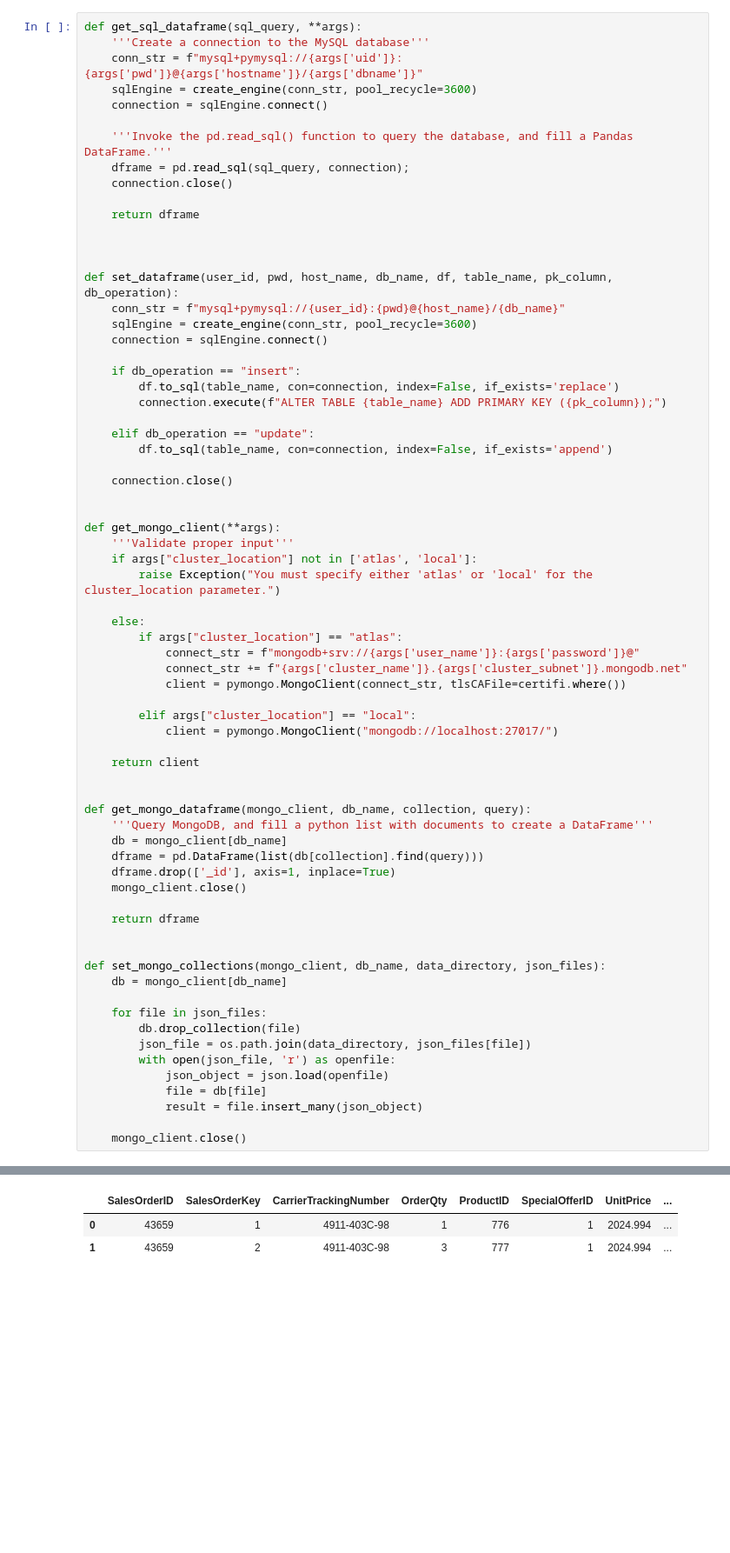
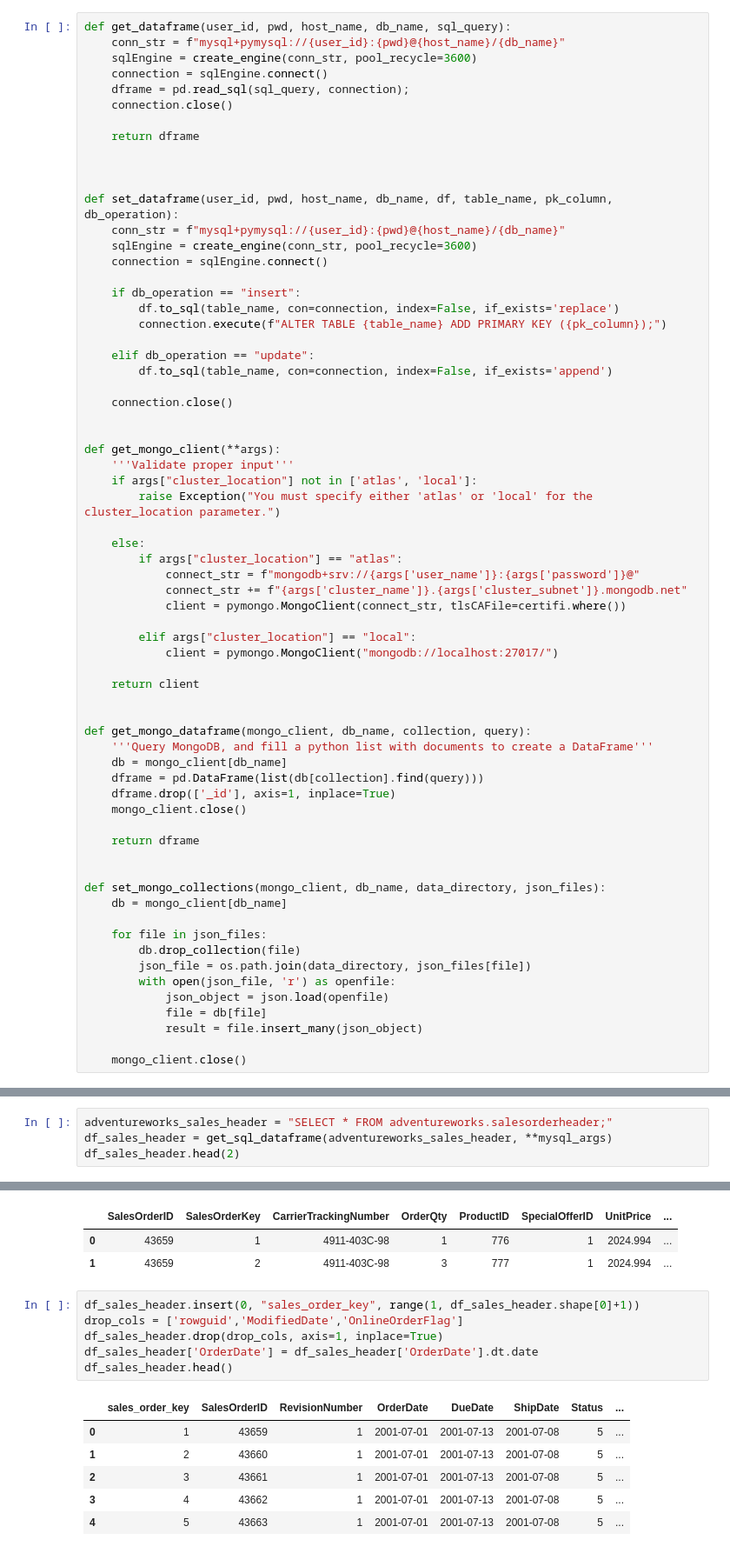
Before and after one commit to mlau239/DS_Project1, a Jupyter notebook: Project 1.ipynb, the cells around one changed output, grey strips where cells are left out. Shown at 87% size. Cells and saved outputs as stored; diff of their text form; blank space fills up the shorter version.

```diff
--- a/Project 1.ipynb
+++ b/Project 1.ipynb
@@ -60,13 +60,10 @@ connection.close()
 # %% [markdown]
 #### Define Functions for Getting Data From and Setting Data Into Databases
 # %%
-def get_sql_dataframe(sql_query, **args):
-    '''Create a connection to the MySQL database'''
-    conn_str = f"mysql+pymysql://{args['uid']}:{args['pwd']}@{args['hostname']}/{args['dbname']}"
+def get_dataframe(user_id, pwd, host_name, db_name, sql_query):
+    conn_str = f"mysql+pymysql://{user_id}:{pwd}@{host_name}/{db_name}"
     sqlEngine = create_engine(conn_str, pool_recycle=3600)
     connection = sqlEngine.connect()
-
-    '''Invoke the pd.read_sql() function to query the database, and fill a Pandas DataFrame.'''
     dframe = pd.read_sql(sql_query, connection);
     connection.close()
 
@@ -164,3 +161,7 @@ df_sales.head(2)
 |  | SalesOrderID | SalesOrderDetailID | CarrierTrackingNumber | OrderQty | ProductID | SpecialOfferID | ... |
 | 0 | 43659 | 1 | 4911-403C-98 | 1 | 776 | 1 | ... |
 | 1 | 43659 | 2 | 4911-403C-98 | 3 | 777 | 1 | ... |
+# %%
+adventureworks_sales_header = "SELECT * FROM adventureworks.salesorderheader;"
+df_sales_header = get_sql_dataframe(adventureworks_sales_header, **mysql_args)
+df_sales_header.head(2)
@@ -193,3 +199,16 @@ df_sales.head(2)
 |  | SalesOrderID | SalesOrderKey | CarrierTrackingNumber | OrderQty | ProductID | SpecialOfferID | UnitPrice | ... |
 | 0 | 43659 | 1 | 4911-403C-98 | 1 | 776 | 1 | 2024.994 | ... |
 | 1 | 43659 | 2 | 4911-403C-98 | 3 | 777 | 1 | 2024.994 | ... |
+# %%
+df_sales_header.insert(0, "sales_order_key", range(1, df_sales_header.shape[0]+1))
+drop_cols = ['rowguid','ModifiedDate','OnlineOrderFlag']
+df_sales_header.drop(drop_cols, axis=1, inplace=True)
+df_sales_header['OrderDate'] = df_sales_header['OrderDate'].dt.date
+df_sales_header.head()
+# %% [output]
+|  | sales_order_key | SalesOrderID | RevisionNumber | OrderDate | DueDate | ShipDate | Status | ... |
+| 0 | 1 | 43659 | 1 | 2001-07-01 | 2001-07-13 | 2001-07-08 | 5 | ... |
+| 1 | 2 | 43660 | 1 | 2001-07-01 | 2001-07-13 | 2001-07-08 | 5 | ... |
+| 2 | 3 | 43661 | 1 | 2001-07-01 | 2001-07-13 | 2001-07-08 | 5 | ... |
+| 3 | 4 | 43662 | 1 | 2001-07-01 | 2001-07-13 | 2001-07-08 | 5 | ... |
+| 4 | 5 | 43663 | 1 | 2001-07-01 | 2001-07-13 | 2001-07-08 | 5 | ... |
```
Also changed, not shown: parts of 8 cells of this notebook.
